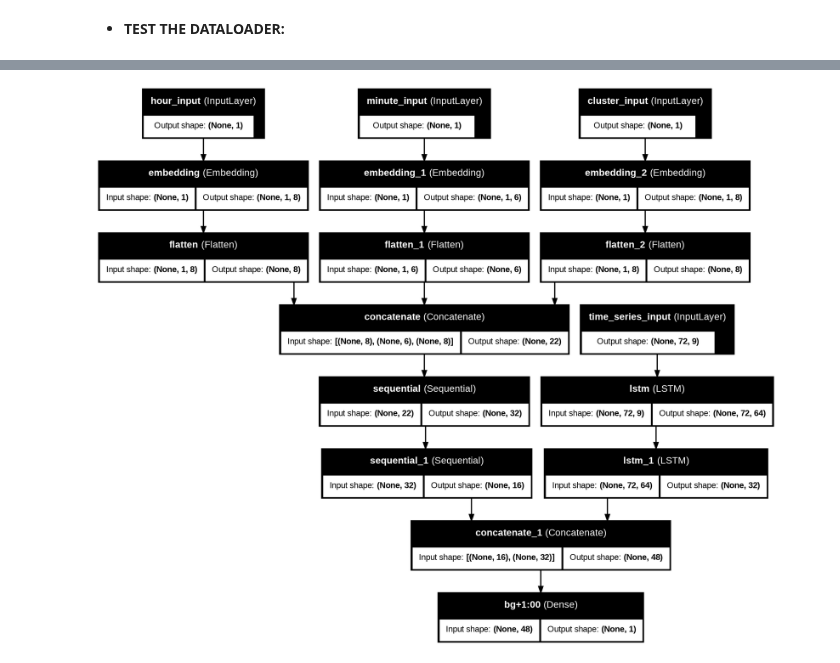
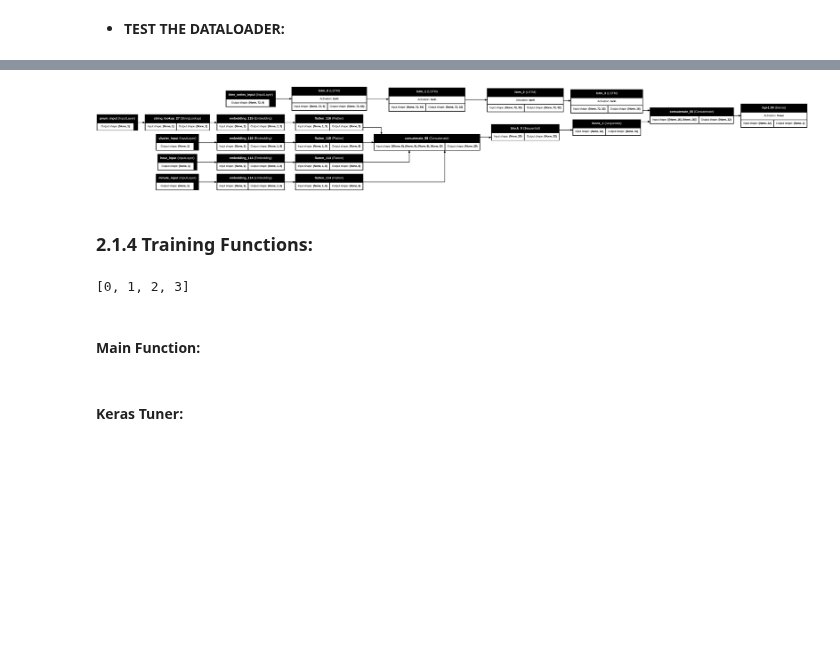
Before and after one commit to fabriziobasso/Colab_backup, a Jupyter notebook: File_00_NN.ipynb, the cells around one changed output, grey strips where cells are left out. Saved outputs shown, nothing was run; the diff lists cells and outputs as text; code cells hidden in the pictures; blank space fills up the shorter version.

```diff
--- a/File_00_NN.ipynb
+++ b/File_00_NN.ipynb
@@ -432,6 +445,9 @@ df_train.p_num.value_counts()
 | p06 | 8383 |
 | p05 | 8288 |
 dtype: int64
+# %%
+df_train.p_num = df_train.p_num.astype("str")
+df_test.p_num = df_test.p_num.astype("str")
 # %%
 #df_train.groupby(["cluster"])["p_num"].count()
 # %%
@@ -568,6 +640,9 @@ len(val_list)
 
 Data are scaled in groups.
 # %%
-X_train = df_train.drop(columns=["p_num","obv_n"]).copy()
-X_test = df_test.drop(columns=["p_num","obv_n"]).copy()
+#X_train = df_train.drop(columns=["p_num","obv_n"]).copy()
+#X_test = df_test.drop(columns=["p_num","obv_n"]).copy()
+
+X_train = df_train.drop(columns=["obv_n"]).copy()
+X_test = df_test.drop(columns=["obv_n"]).copy()
 # %%
@@ -604,12 +679,15 @@ X_test = X_test.copy()
 # %%
 int_cols = X_train.select_dtypes(include=['int']).columns.tolist()
 float_cols = X_train.select_dtypes(include=['float']).columns.tolist()
+obj_cols = X_train.select_dtypes(include=['object']).columns.tolist()
 
 X_train[int_cols] = X_train[int_cols].astype("int32")
 X_train[float_cols] = X_train[float_cols].astype("float32")
+X_train[obj_cols] = X_train[obj_cols].astype("string")
 
 X_test[int_cols] = X_test[int_cols].astype("int32")
 X_test[float_cols] = X_test[float_cols].astype("float32")
+X_test[obj_cols] = X_test[obj_cols].astype("string")
 # %%
 X_train.shape, X_test.shape
 # %% [output]
@@ -802,5 +942,13 @@ Model: "functional_2"
  Non-trainable params: 96 (384.00 B)
 # %%
-plot_model(model, show_shapes=True, show_layer_names=True)
+plot_model(model, show_shapes=True, show_layer_names=True, rankdir="LR", expand_nested=True, show_layer_activations=True)
 # %% [output]
-[figure, old version]
+[figure, new version]
+# %% [markdown]
+### 2.1.4 Training Functions:
+# %%
+list(range(len(val_sets)))
+# %% [output]
+[0, 1, 2, 3]
+# %% [markdown]
+#### Main Function:
@@ -806,0 +1047,2 @@ plot_model(model, show_shapes=True, show_layer_names=True)
+# %% [markdown]
+#### Keras Tuner:
```
Also changed, not shown: parts of 28 cells of this notebook.
